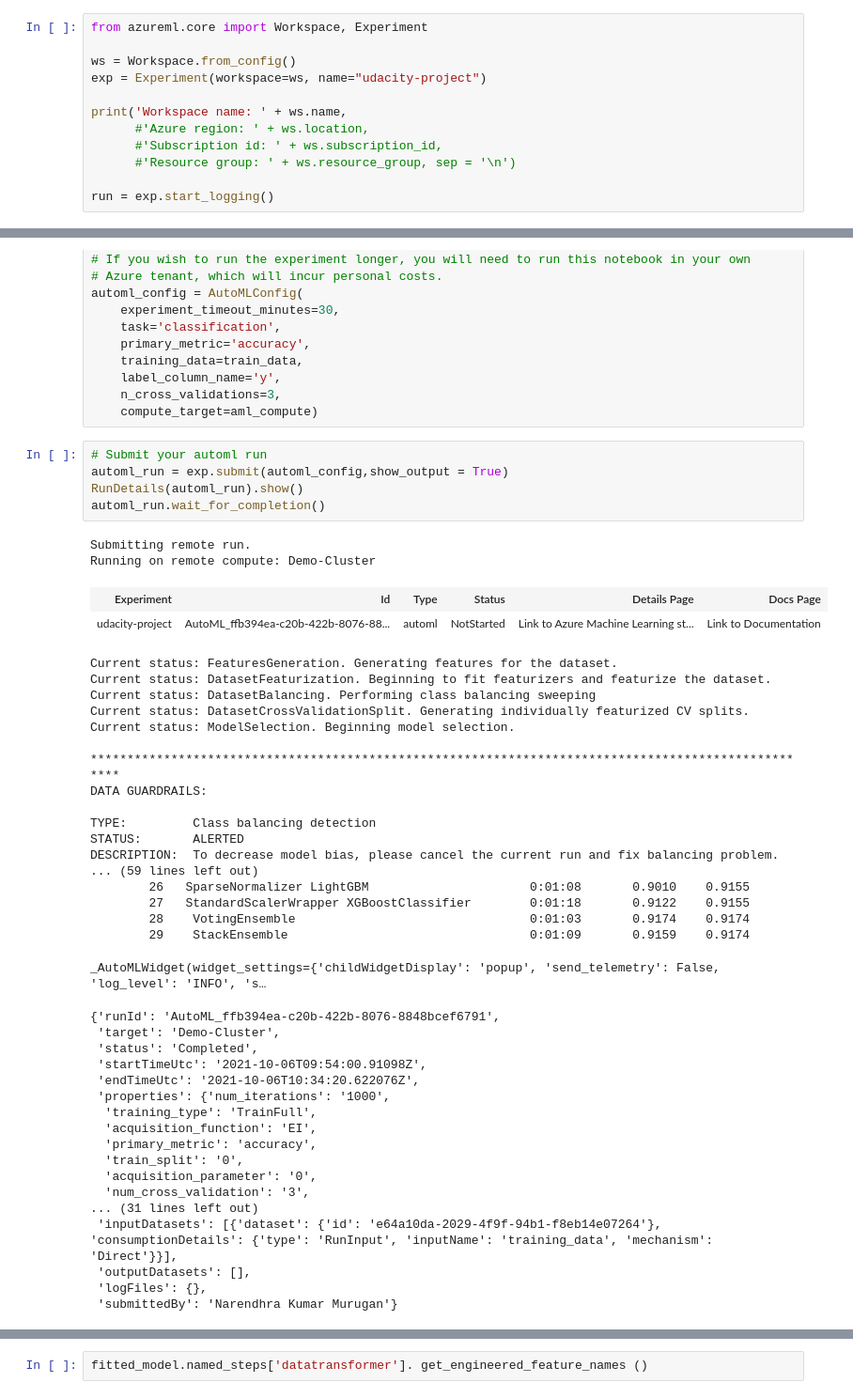
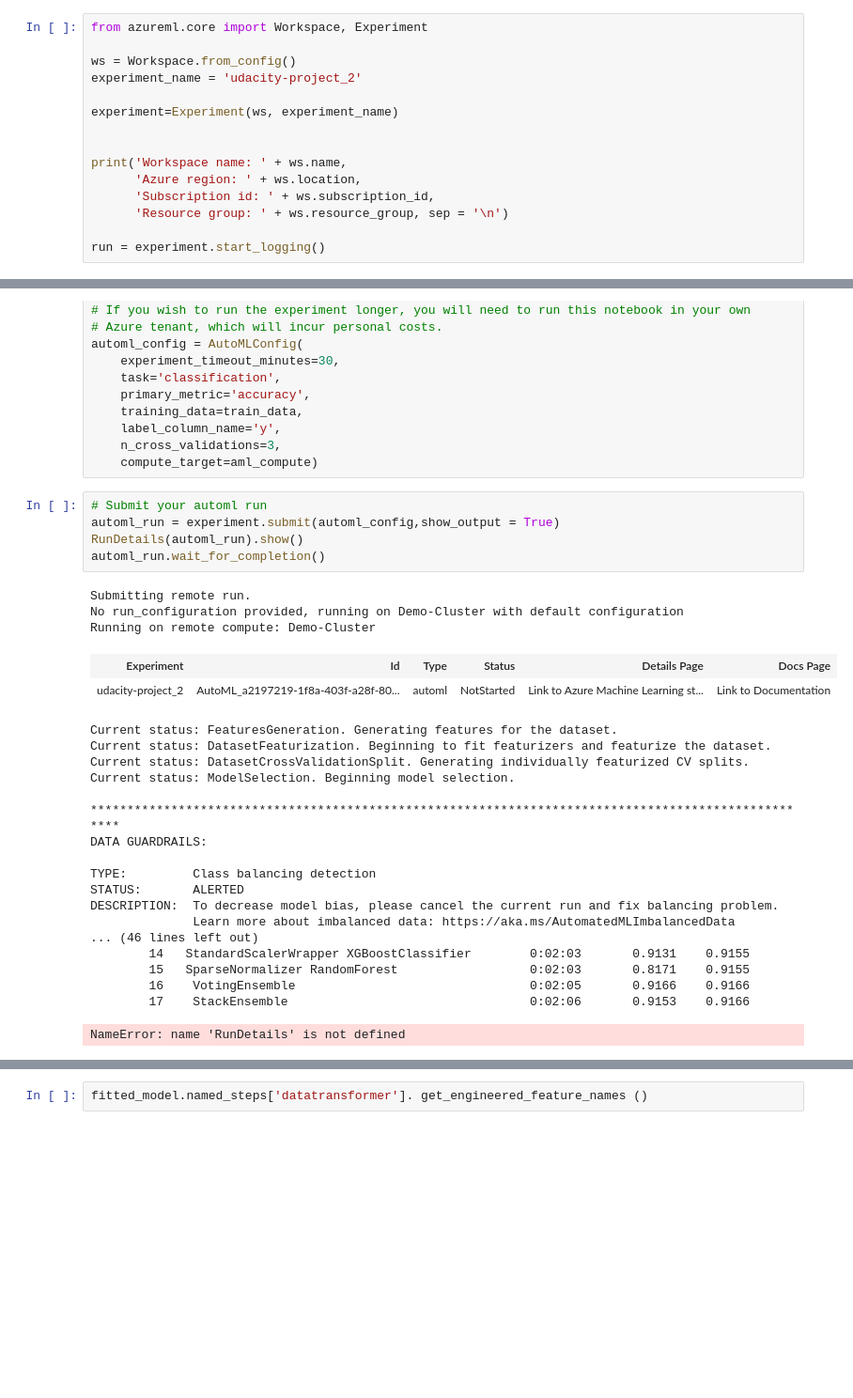
Before and after one commit to NAMU2NI/Udacity-Projects, a Jupyter notebook: udacity-project.ipynb, the cells around one changed output, grey strips where cells are left out. Shown at 94% size. Cells and saved outputs as stored; diff of their text form; blank space fills up the shorter version.

```diff
--- a/udacity-project.ipynb
+++ b/udacity-project.ipynb
@@ -2,12 +2,15 @@
 from azureml.core import Workspace, Experiment
 
 ws = Workspace.from_config()
-exp = Experiment(workspace=ws, name="udacity-project")
+experiment_name = 'udacity-project_2'
+
+experiment=Experiment(ws, experiment_name)
+
 
 print('Workspace name: ' + ws.name,
-      #'Azure region: ' + ws.location,
-      #'Subscription id: ' + ws.subscription_id,
-      #'Resource group: ' + ws.resource_group, sep = '\n')
+      'Azure region: ' + ws.location,
+      'Subscription id: ' + ws.subscription_id,
+      'Resource group: ' + ws.resource_group, sep = '\n')
 
-run = exp.start_logging()
+run = experiment.start_logging()
 # %% [output]
@@ -204,17 +249,17 @@ automl_config = AutoMLConfig(
     compute_target=aml_compute)
 # %%
 # Submit your automl run
-automl_run = exp.submit(automl_config,show_output = True)
+automl_run = experiment.submit(automl_config,show_output = True)
 RunDetails(automl_run).show()
 automl_run.wait_for_completion()
 # %% [output]
 Submitting remote run.
+No run_configuration provided, running on Demo-Cluster with default configuration
 Running on remote compute: Demo-Cluster
 | Experiment | Id | Type | Status | Details Page | Docs Page |
-| udacity-project | AutoML_ffb394ea-c20b-422b-8076-88... | automl | NotStarted | Link to Azure Machine Learning st... | Link to Documentation |
+| udacity-project_2 | AutoML_a2197219-1f8a-403f-a28f-80... | automl | NotStarted | Link to Azure Machine Learning st... | Link to Documentation |
 Current status: FeaturesGeneration. Generating features for the dataset.
 Current status: DatasetFeaturization. Beginning to fit featurizers and featurize the dataset.
-Current status: DatasetBalancing. Performing class balancing sweeping
 Current status: DatasetCrossValidationSplit. Generating individually featurized CV splits.
 Current status: ModelSelection. Beginning model selection.
 
@@ -224,26 +269,10 @@ DATA GUARDRAILS:
 TYPE:         Class balancing detection
 STATUS:       ALERTED
 DESCRIPTION:  To decrease model bias, please cancel the current run and fix balancing problem.
-... (59 lines left out)
-        26   SparseNormalizer LightGBM                      0:01:08       0.9010    0.9155
-        27   StandardScalerWrapper XGBoostClassifier        0:01:18       0.9122    0.9155
-        28    VotingEnsemble                                0:01:03       0.9174    0.9174
-        29    StackEnsemble                                 0:01:09       0.9159    0.9174
+              Learn more about imbalanced data: https://aka.ms/AutomatedMLImbalancedData
+... (46 lines left out)
+        14   StandardScalerWrapper XGBoostClassifier        0:02:03       0.9131    0.9155
+        15   SparseNormalizer RandomForest                  0:02:03       0.8171    0.9155
+        16    VotingEnsemble                                0:02:05       0.9166    0.9166
+        17    StackEnsemble                                 0:02:06       0.9153    0.9166
-_AutoMLWidget(widget_settings={'childWidgetDisplay': 'popup', 'send_telemetry': False, 'log_level': 'INFO', 's…
+NameError: name 'RunDetails' is not defined
-{'runId': 'AutoML_ffb394ea-c20b-422b-8076-8848bcef6791',
- 'target': 'Demo-Cluster',
- 'status': 'Completed',
- 'startTimeUtc': '2021-10-06T09:54:00.91098Z',
- 'endTimeUtc': '2021-10-06T10:34:20.622076Z',
- 'properties': {'num_iterations': '1000',
-  'training_type': 'TrainFull',
-  'acquisition_function': 'EI',
-  'primary_metric': 'accuracy',
-  'train_split': '0',
-  'acquisition_parameter': '0',
-  'num_cross_validation': '3',
-... (31 lines left out)
- 'inputDatasets': [{'dataset': {'id': 'e64a10da-2029-4f9f-94b1-f8eb14e07264'}, 'consumptionDetails': {'type': 'RunInput', 'inputName': 'training_data', 'mechanism': 'Direct'}}],
- 'outputDatasets': [],
- 'logFiles': {},
- 'submittedBy': 'Narendhra Kumar Murugan'}
```
Also changed, not shown: parts of 12 cells of this notebook.
